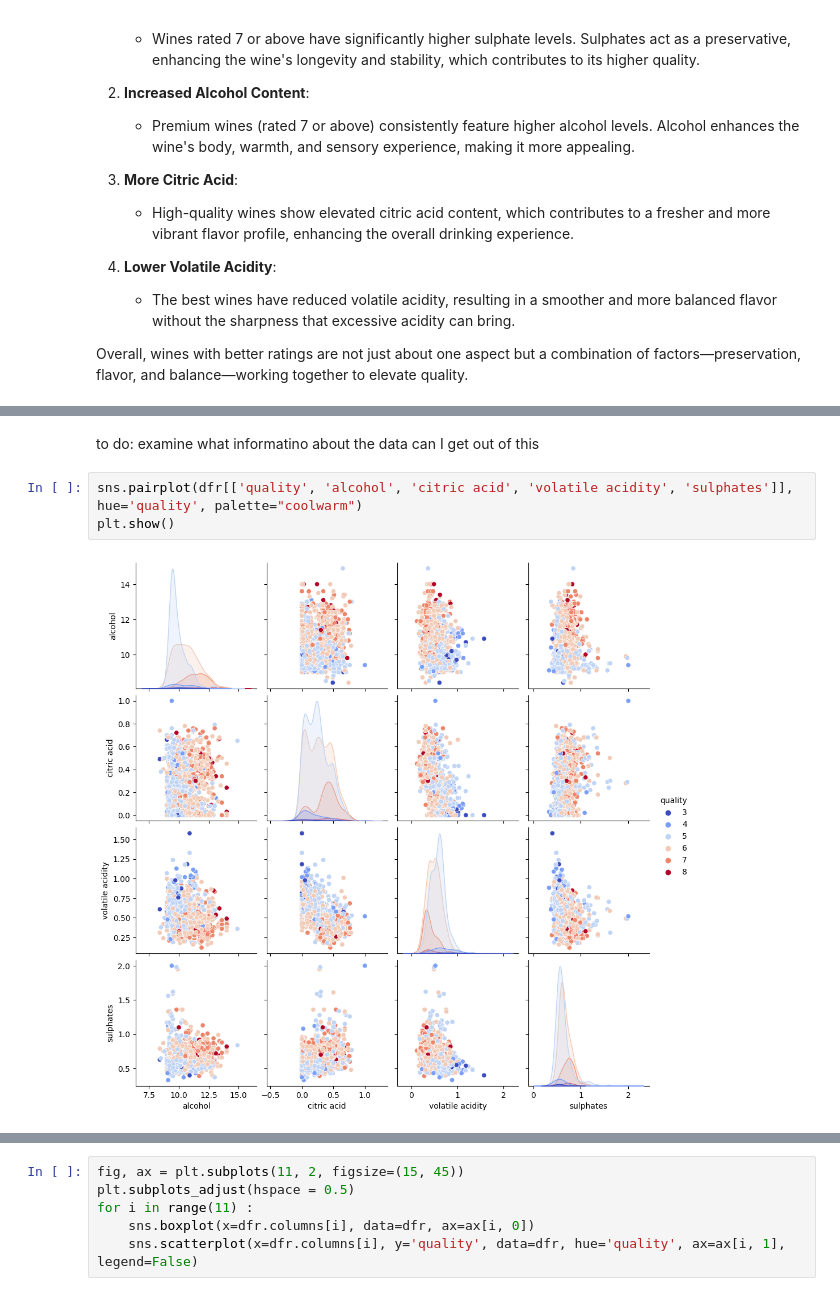
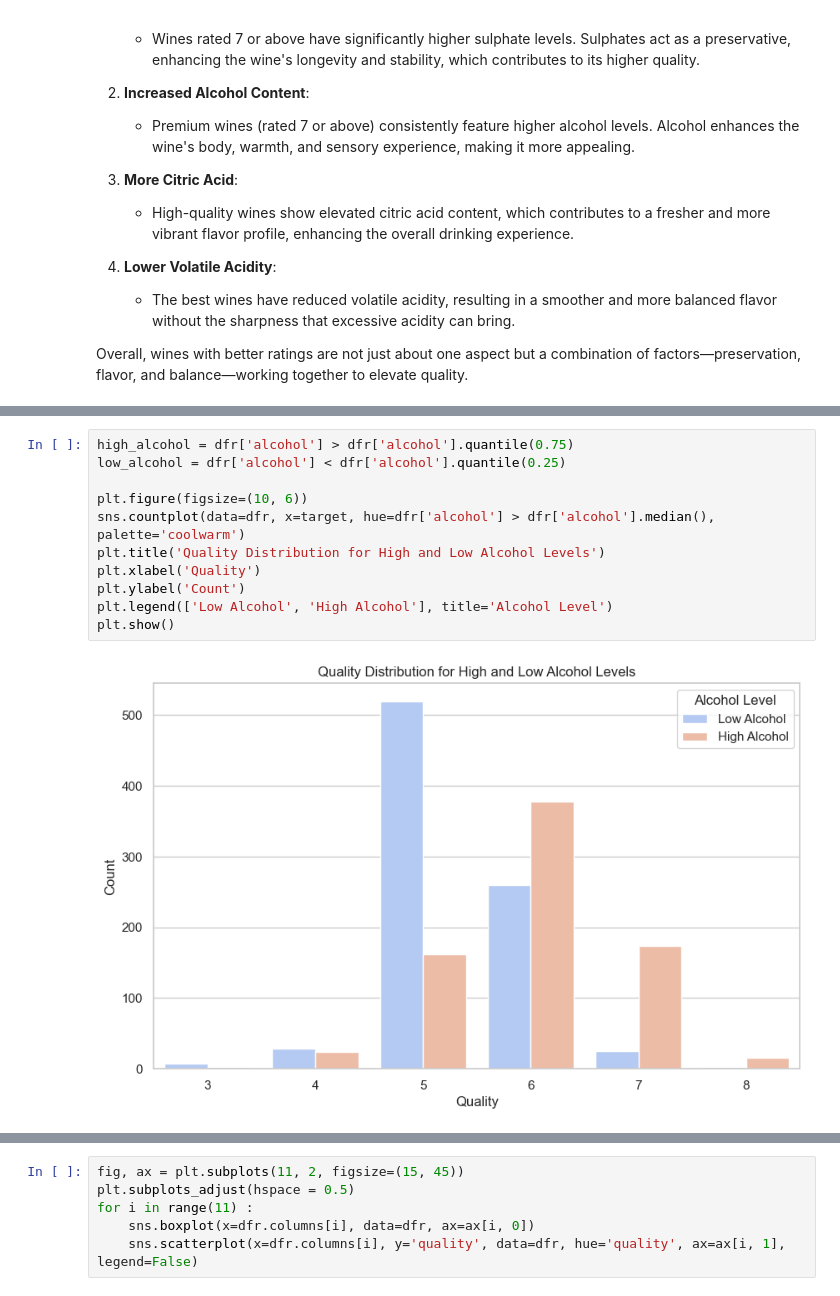
Before and after one commit to airbagdeer/tabular-ds-project, a Jupyter notebook: EX1.ipynb, the cells around one changed output, grey strips where cells are left out. Drawn from its saved outputs; the diff is of its cells as text.

Commit message:
Add Couple Of Plots

```diff
--- a/EX1.ipynb
+++ b/EX1.ipynb
@@ -383,7 +370,13 @@ plt.show()
-# %% [markdown]
-to do: examine what informatino about the data can I get out of this
-# %%
-sns.pairplot(dfr[['quality', 'alcohol', 'citric acid', 'volatile acidity', 'sulphates']], hue='quality', palette="coolwarm")
-plt.show()
-# %% [output]
-[figure, removed]
+# %%
+high_alcohol = dfr['alcohol'] > dfr['alcohol'].quantile(0.75)
+low_alcohol = dfr['alcohol'] < dfr['alcohol'].quantile(0.25)
+
+plt.figure(figsize=(10, 6))
+sns.countplot(data=dfr, x=target, hue=dfr['alcohol'] > dfr['alcohol'].median(), palette='coolwarm')
+plt.title('Quality Distribution for High and Low Alcohol Levels')
+plt.xlabel('Quality')
+plt.ylabel('Count')
+plt.legend(['Low Alcohol', 'High Alcohol'], title='Alcohol Level')
+plt.show()
+# %% [output]
+[figure, added]
```
Also changed, not shown: parts of 8 cells of this notebook.
